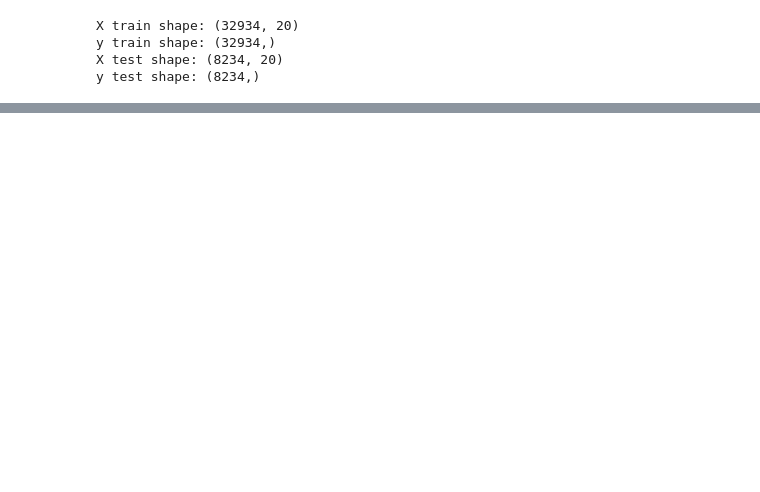
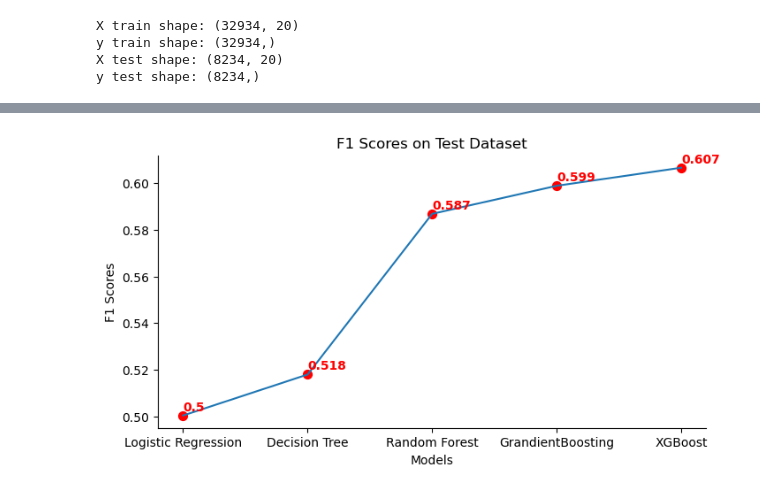
Before and after one commit to HaiNguyen2903/Telecom_Customer_Understanding, a Jupyter notebook: models.ipynb, the cells around one changed output, grey strips where cells are left out. Cells and saved outputs as stored; diff of their text form; code cells hidden in the pictures; blank space fills up the shorter version.

```diff
--- a/models.ipynb
+++ b/models.ipynb
@@ -80,2 +103,16 @@ Number of samples after removing duplicate samples: 41168
+# %%
+all_feats = df.columns
+
+cate_feats = ["job", "marital", "education", "default", "housing", "loan",
+            "contact", "month", "day_of_week", "poutcome", "y"]
+
+numeric_feats = [feat for feat in all_feats if feat not in cate_feats]
+
+int_feats = ['age', 'pdays', 'previous']
+float_feats = [feat for feat in numeric_feats if feat not in int_feats]
+
+df[int_feats] = df[int_feats].astype(int)
+df[float_feats] = df[float_feats].astype(float)
+df[cate_feats] = df[cate_feats].astype(str)
 # %% [markdown]
 # Machine Learning Models
@@ -446,0 +343,3 @@ weighted avg       0.92      0.90      0.91      8234
+# %%
+# cross eval multi models
+model_test_reports = eval_multi_models(models, X_train, y_train, X_test, y_test)
@@ -446,0 +359,8 @@ weighted avg       0.92      0.90      0.91      8234
+# %%
+fig, ax = plt.subplots(figsize=(8, 4))
+
+visualize_score_mutli_models(model_test_reports, ax,
+                            title='F1 Scores on Test Dataset',
+                            xlabel='Models', ylabel='F1 Scores')
+# %% [output]
+[figure, added]
```
Also changed, not shown: parts of 56 cells of this notebook.
